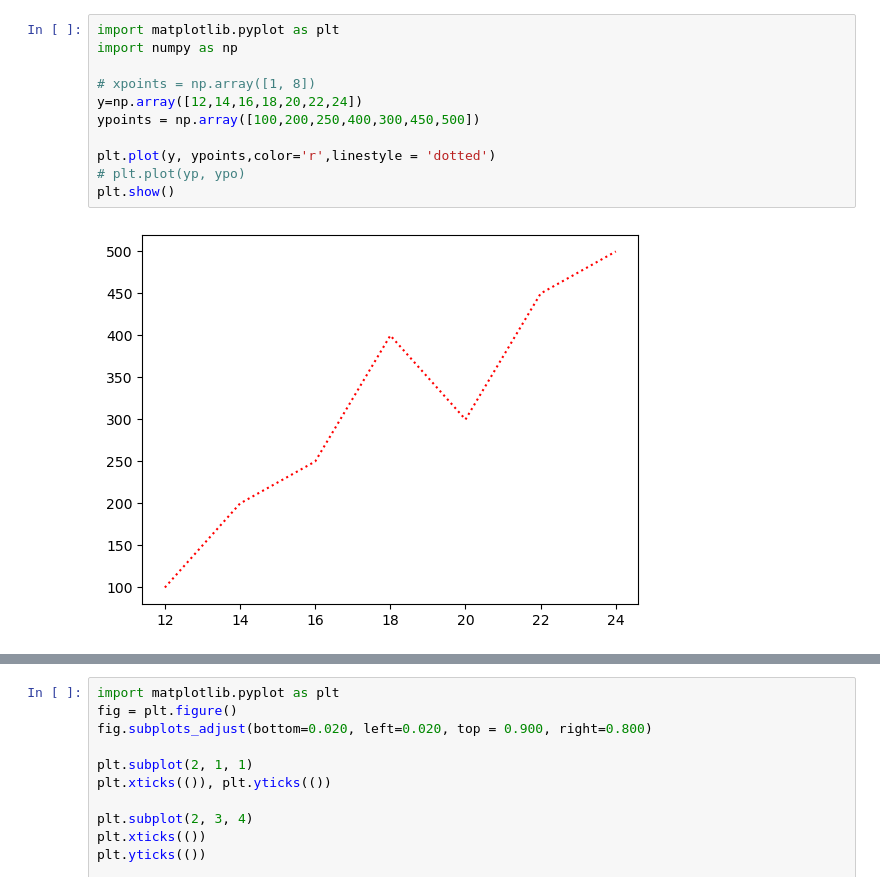
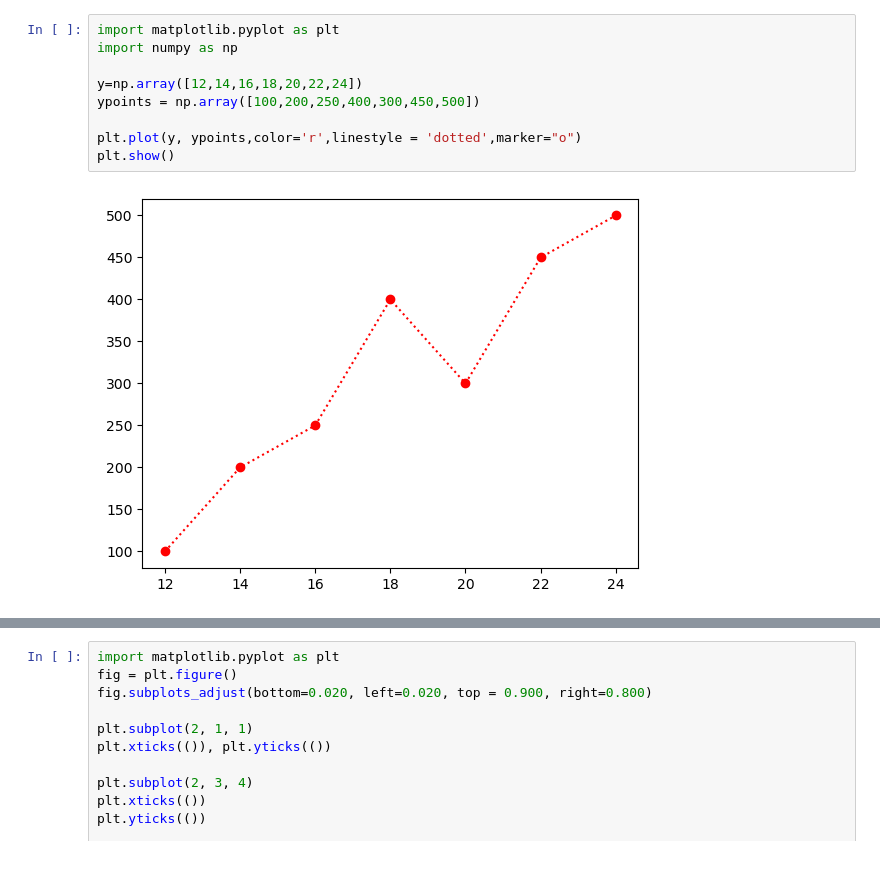
Before and after one commit to Malavika-G-Raj/Data-Science-Lab, a Jupyter notebook: ex3/Ex3.ipynb, the cells around one changed output, grey strips where cells are left out. Saved outputs shown, nothing was run; the diff lists cells and outputs as text.

```diff
--- a/ex3/Ex3.ipynb
+++ b/ex3/Ex3.ipynb
@@ -14,16 +11,14 @@ plt.show()
 # %%
 import matplotlib.pyplot as plt
 import numpy as np
 
-# xpoints = np.array([1, 8])
 y=np.array([12,14,16,18,20,22,24])
 ypoints = np.array([100,200,250,400,300,450,500])
 
-plt.plot(y, ypoints,color='r',linestyle = 'dotted')
-# plt.plot(yp, ypo)
+plt.plot(y, ypoints,color='r',linestyle = 'dotted',marker="o")
 plt.show()
 # %% [output]
-[figure, old version]
+[figure, new version]
 # %%
 import matplotlib.pyplot as plt
 with open("test.txt") as f:
```
Also changed, not shown: parts of 3 cells of this notebook.
